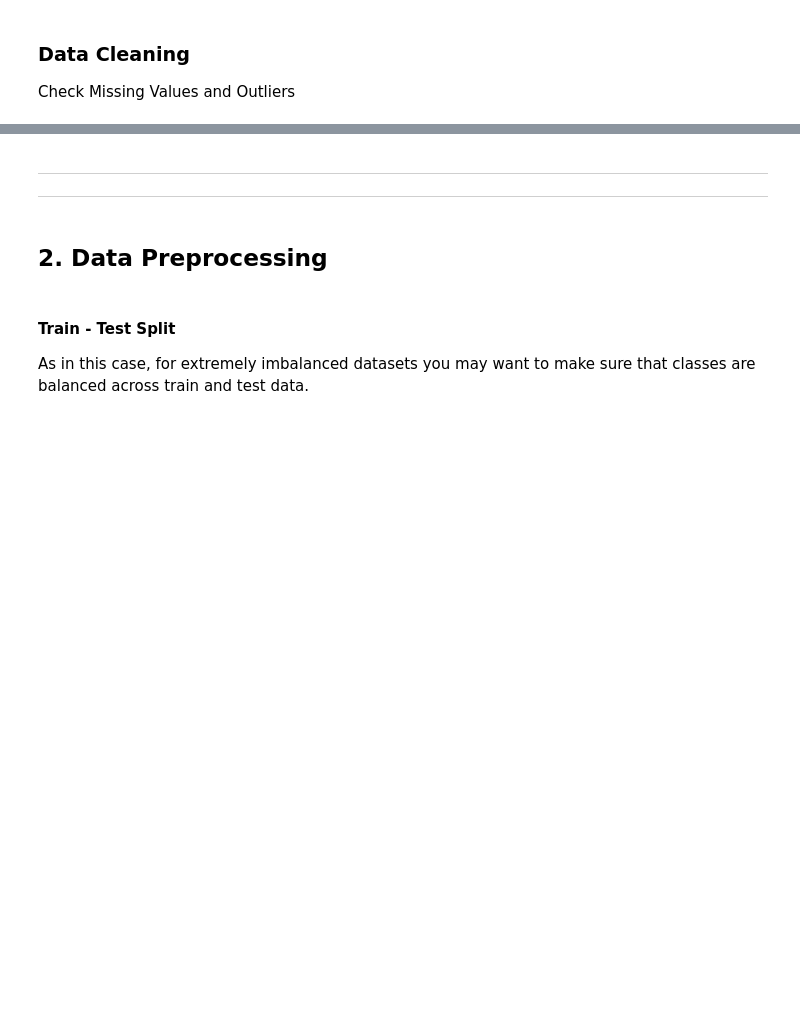
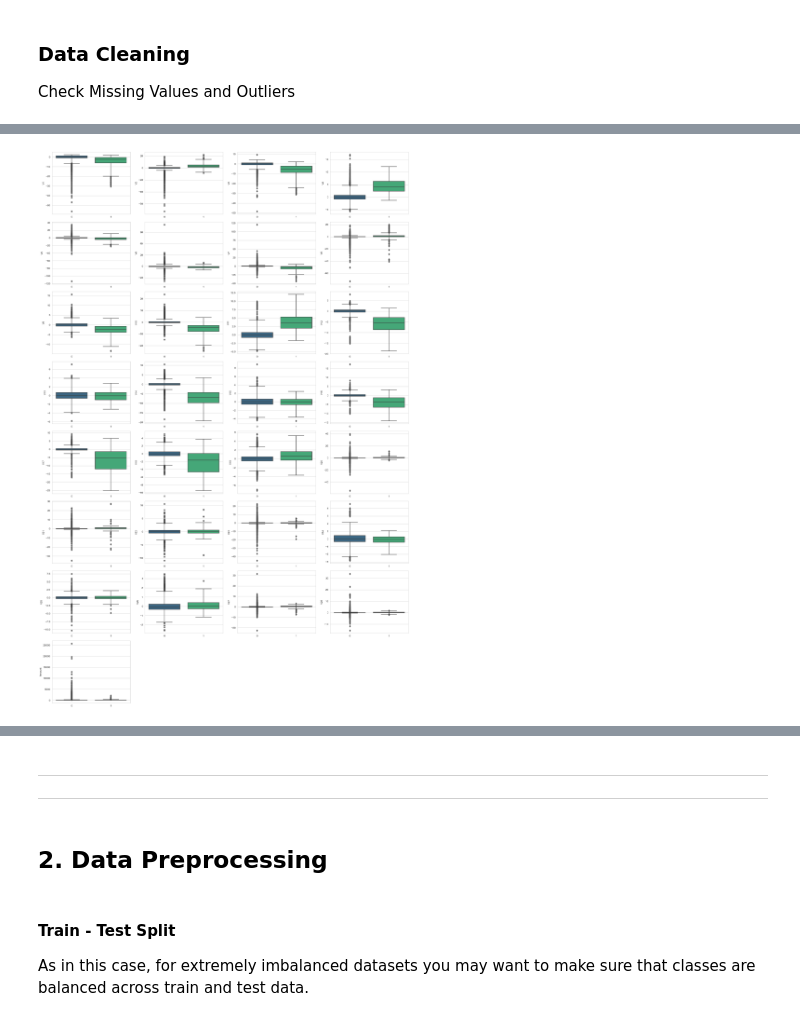
Before and after one commit to yildiz3/Capstone_Projects, a Jupyter notebook: 3_DS_Capstone_Projects_(Fraud Detection)/Fraud Detection_Student_V3.ipynb, the cells around one changed output, grey strips where cells are left out. Saved outputs shown, nothing was run; the diff lists cells and outputs as text; code cells hidden in the pictures; blank space fills up the shorter version.

```diff
--- a/3_DS_Capstone_Projects_(Fraud Detection)/Fraud Detection_Student_V3.ipynb
+++ b/3_DS_Capstone_Projects_(Fraud Detection)/Fraud Detection_Student_V3.ipynb
@@ -99,0 +595,34 @@ Check Missing Values and Outliers
+# %%
+plt.figure(figsize=(20, 30))
+plt.subplots_adjust(hspace=0.5)
+
+# loop through the length of tickers and keep track of index
+for n, col in enumerate(df2.iloc[:, 1:30].columns):
+    # add a new subplot iteratively
+    ax = plt.subplot(8, 4, n + 1)
+
+    # filter df2 and plot ticker on the new subplot axis
+    sns.boxplot(x="Class",
+                y=col,
+                data=df2,
+                whis=2.5,
+                palette="viridis",
+                showfliers=True,
+#                 showmeans=True,
+#                 meanprops={
+#                     "marker": "o",
+#                     "markerfacecolor": "white",
+#                     "markeredgecolor": "black",
+#                     "markersize": "10"
+#                 },
+                ax=ax)
+
+    # chart formatting
+#     ax.set_title(ticker.upper())
+#     ax.get_legend().remove()
+    ax.set_xlabel("")
+
+plt.tight_layout()
+plt.show()
+# %% [output]
+[figure, added]
```
Also changed, not shown: parts of 46 cells of this notebook.
